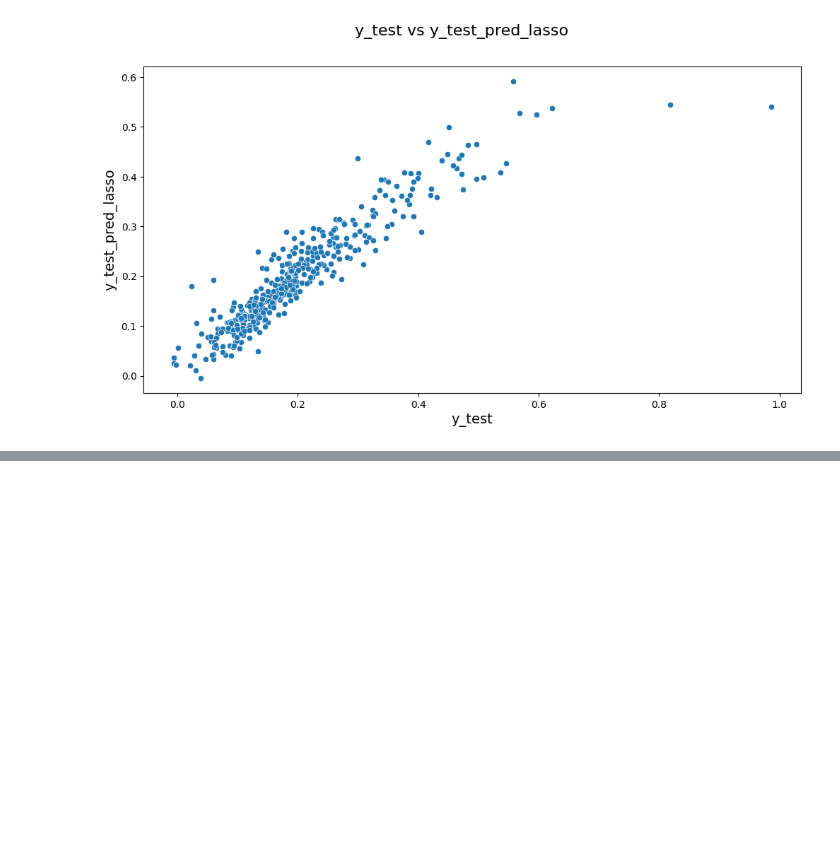
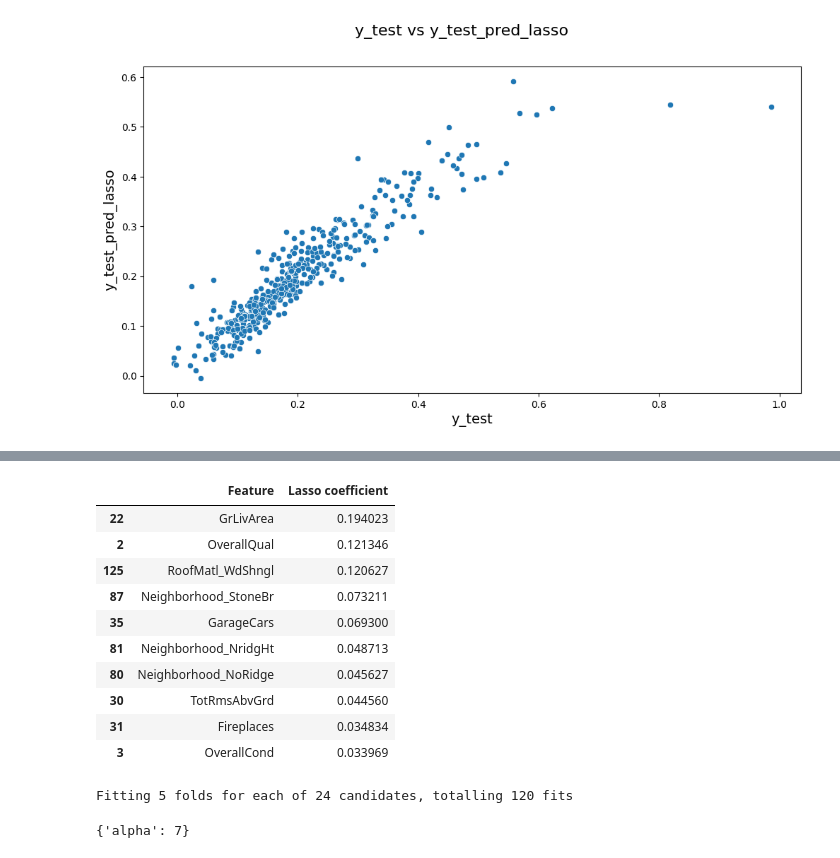
Before and after one commit to vibhav-123/HousingPrices, a Jupyter notebook: HousePricingModel.ipynb, the cells around one changed output, grey strips where cells are left out. Drawn from its saved outputs; the diff is of its cells as text; code cells hidden in the pictures; blank space fills up the shorter version.

```diff
--- a/HousePricingModel.ipynb
+++ b/HousePricingModel.ipynb
@@ -595,0 +629,15 @@ We can see that assumptions of linear regression are maintained as the error ter
+# %%
+df = find_significant_features(X_train, lasso_2.coef_, "Lasso")
+df.head(10)
+# %% [output]
+|  | Feature | Lasso coefficient |
+| 22 | GrLivArea | 0.194023 |
+| 2 | OverallQual | 0.121346 |
+| 125 | RoofMatl_WdShngl | 0.120627 |
+| 87 | Neighborhood_StoneBr | 0.073211 |
+| 35 | GarageCars | 0.069300 |
+| 81 | Neighborhood_NridgHt | 0.048713 |
+| 80 | Neighborhood_NoRidge | 0.045627 |
+| 30 | TotRmsAbvGrd | 0.044560 |
+| 31 | Fireplaces | 0.034834 |
+| 3 | OverallCond | 0.033969 |
@@ -595,0 +670,6 @@ We can see that assumptions of linear regression are maintained as the error ter
+# %%
+ridge_new, X_train_ridge, y_train_ridge = build_model_after_dropping_top5_features(True)
+ridge_new.best_params_
+# %% [output]
+Fitting 5 folds for each of 24 candidates, totalling 120 fits
+{'alpha': 7}
```
Also changed, not shown: parts of 14 cells of this notebook, 1 other file.
